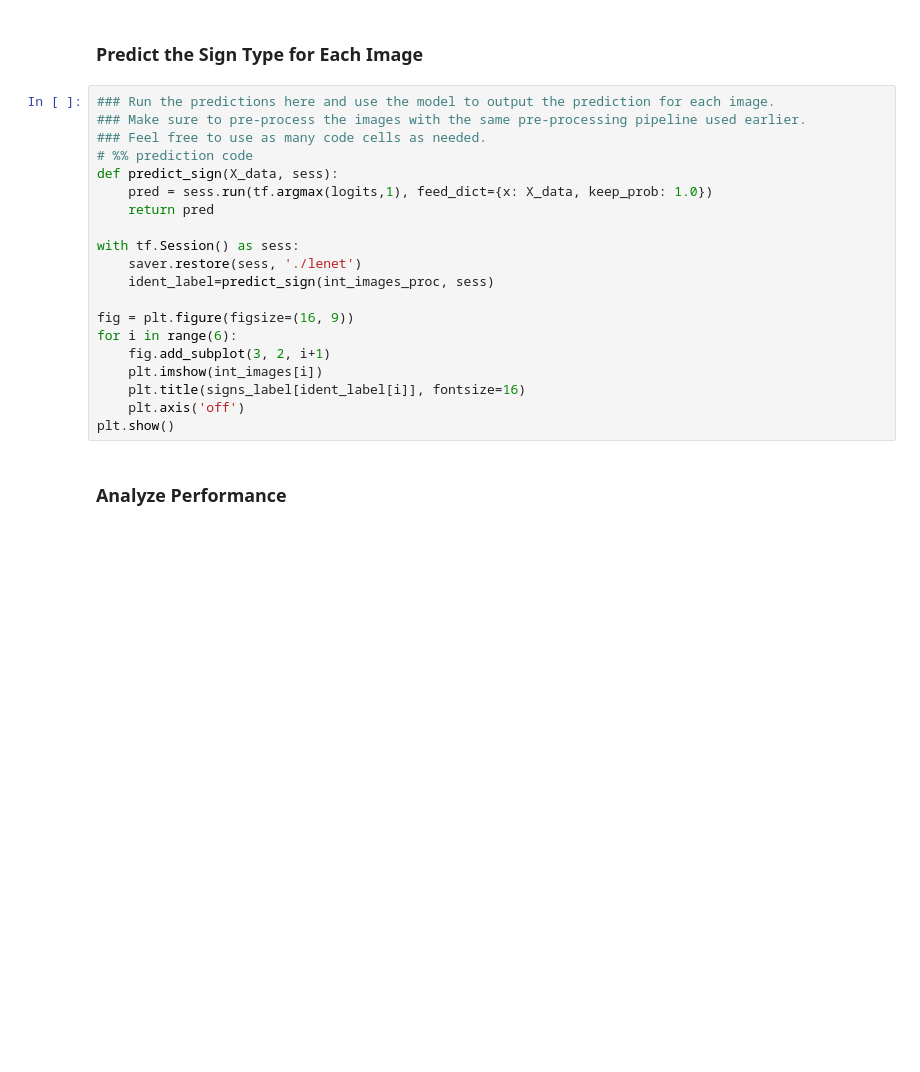
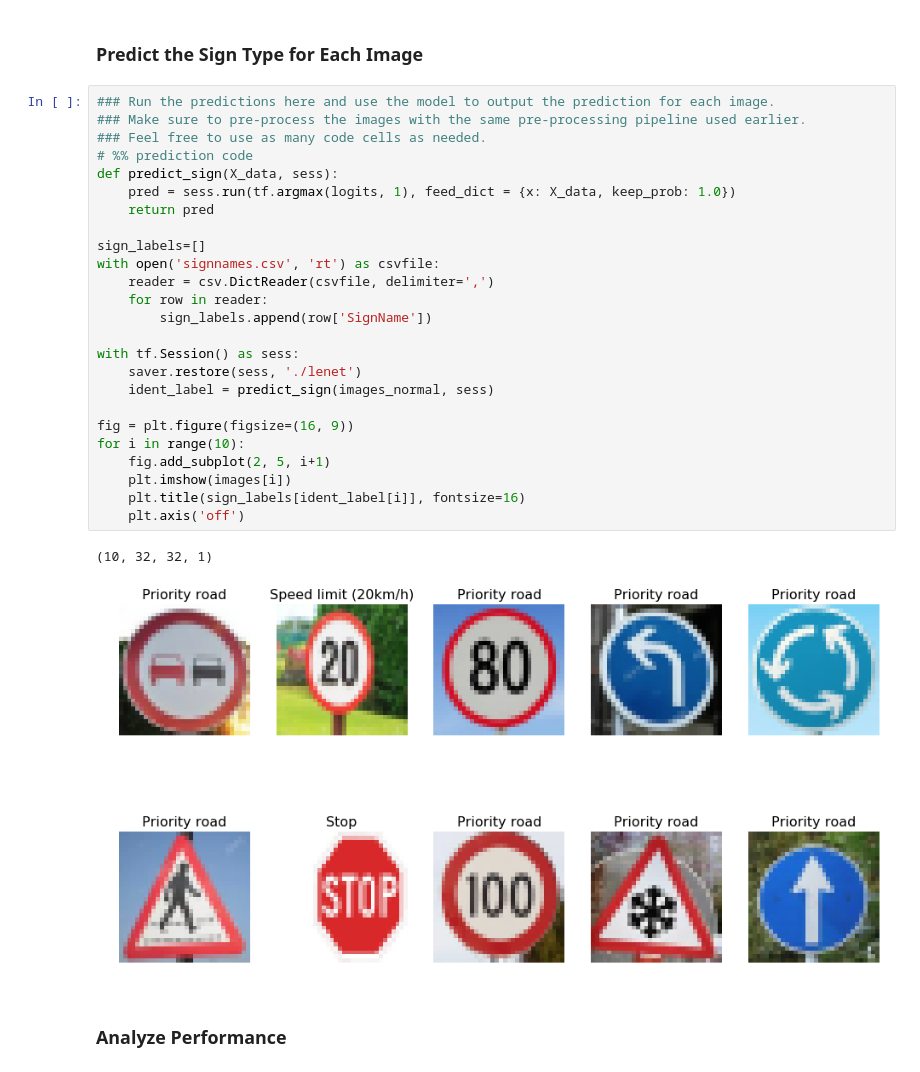
Before and after one commit to yummybian/CarND-Traffic-Sign-Classifier-Project, a Jupyter notebook: Traffic_Sign_Classifier.ipynb, the cells around one changed output. Saved outputs shown, nothing was run; the diff lists cells and outputs as text; blank space fills up the shorter version.

```diff
--- a/Traffic_Sign_Classifier.ipynb
+++ b/Traffic_Sign_Classifier.ipynb
@@ -718,23 +653,31 @@ int_images_proc = normalize(rgb2gray(int_images))
 # %%
 ### Run the predictions here and use the model to output the prediction for each image.
 ### Make sure to pre-process the images with the same pre-processing pipeline used earlier.
 ### Feel free to use as many code cells as needed.
 # %% prediction code
 def predict_sign(X_data, sess):
-    pred = sess.run(tf.argmax(logits,1), feed_dict={x: X_data, keep_prob: 1.0})
+    pred = sess.run(tf.argmax(logits, 1), feed_dict = {x: X_data, keep_prob: 1.0})
     return pred
+
+sign_labels=[]
+with open('signnames.csv', 'rt') as csvfile:
+    reader = csv.DictReader(csvfile, delimiter=',')
+    for row in reader:
+        sign_labels.append(row['SignName'])
 
 with tf.Session() as sess:
     saver.restore(sess, './lenet')
-    ident_label=predict_sign(int_images_proc, sess)
+    ident_label = predict_sign(images_normal, sess)
 
 fig = plt.figure(figsize=(16, 9))
-for i in range(6):
-    fig.add_subplot(3, 2, i+1)
-    plt.imshow(int_images[i])
-    plt.title(signs_label[ident_label[i]], fontsize=16)
+for i in range(10):
+    fig.add_subplot(2, 5, i+1)
+    plt.imshow(images[i])
+    plt.title(sign_labels[ident_label[i]], fontsize=16)
     plt.axis('off')
-plt.show()
+# %% [output]
+(10, 32, 32, 1)
+[figure, added]
 # %% [markdown]
 ### Analyze Performance
 # %%
```
Also changed, not shown: parts of 14 cells of this notebook.
